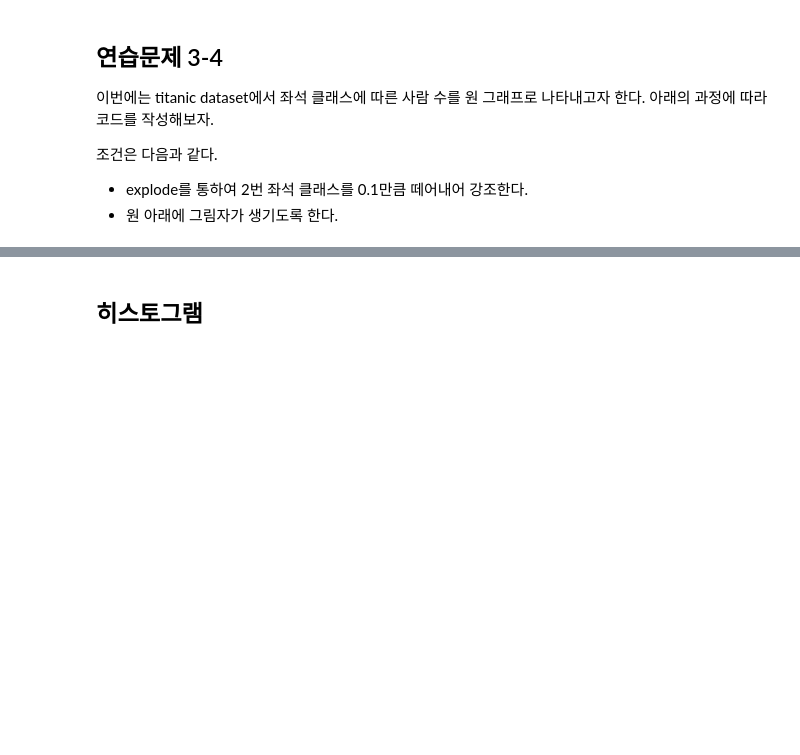
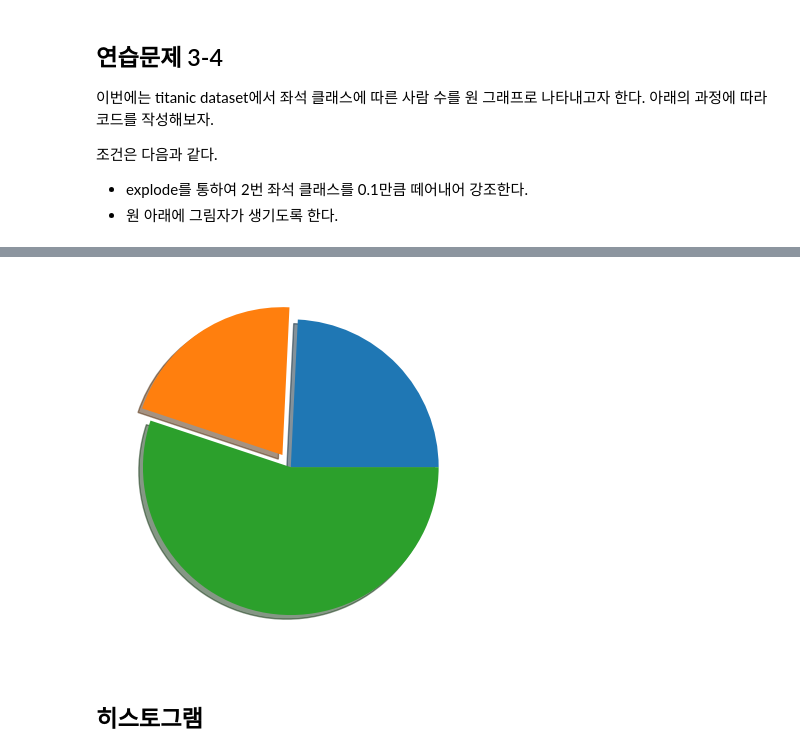
Before and after one commit to Meonu/AI-Bigdata-Study, a Jupyter notebook: practice/3. data_visualization_1.ipynb, the cells around one changed output, grey strips where cells are left out. Drawn from its saved outputs; the diff is of its cells as text; code cells hidden in the pictures; blank space fills up the shorter version.

```diff
--- a/practice/3. data_visualization_1.ipynb
+++ b/practice/3. data_visualization_1.ipynb
@@ -956,10 +972,13 @@ ratio
 # %%
 explode = [0, 0.1, 0] # pie graph의 explode
 
 ## type your code ##
 # pie graph 그리기 #
+plt.pie(ratio, explode=explode,shadow=True)
 
 plt.show();
+# %% [output]
+[figure, added]
 # %% [markdown]
 ## 히스토그램
 # %% [markdown]
```
Also changed, not shown: parts of 12 cells of this notebook.
